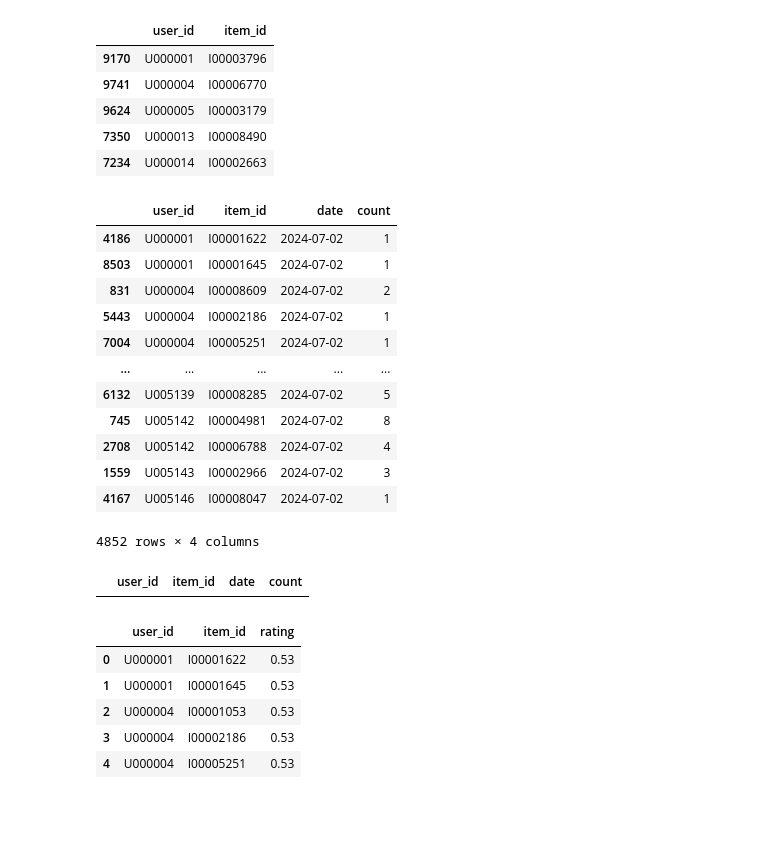
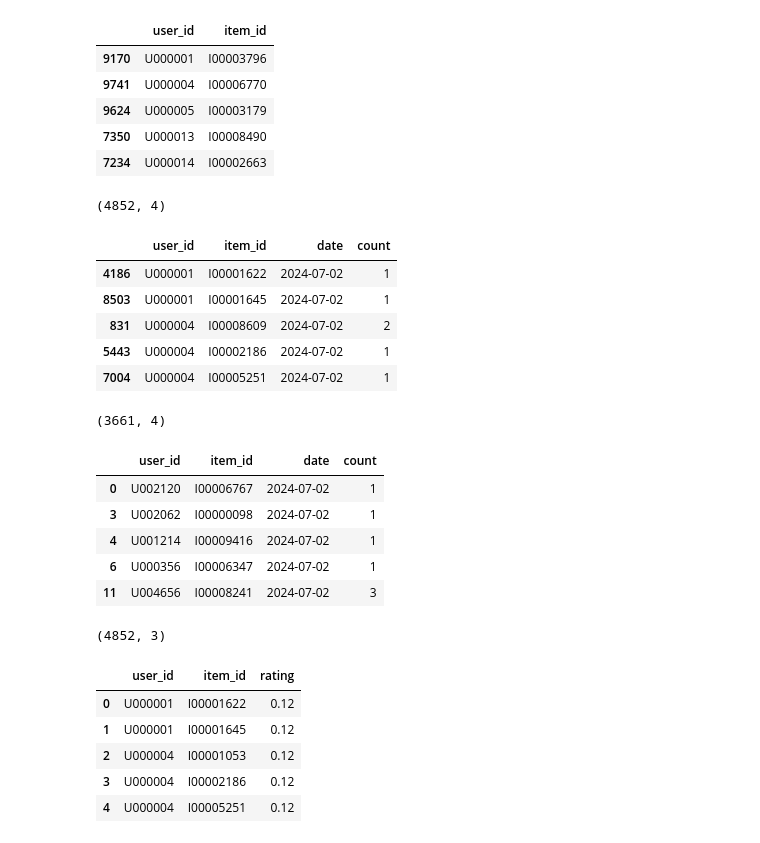
Before and after one commit to DungBeetleBASH/recsys-pipeliner, a Jupyter notebook: notebooks/user_item_interactions.ipynb, the cells around one changed output. Drawn from its saved outputs; the diff is of its cells as text; code cells hidden in the pictures; blank space fills up the shorter version.

Commit message:
WIP - exploring user data

```diff
--- a/notebooks/user_item_interactions.ipynb
+++ b/notebooks/user_item_interactions.ipynb
@@ -111,5 +114,5 @@ user_id_low_counts_percent.head(10)
 # %%
-user_id_multiple_interaction = user_id_value_counts[user_id_value_counts > 1].index.to_series().reset_index(drop=True)
+user_id_multiple_interaction = user_id_value_counts[user_id_value_counts >= 2].index.to_series().reset_index(drop=True)
 train_test_users = set(user_id_multiple_interaction)
 user_id_multiple_interaction.head(5)
 # %% [output]
@@ -151,34 +154,46 @@ test_data_df.head(5)
 | 7350 | U000013 | I00008490 |
 | 7234 | U000014 | I00002663 |
 # %%
-train_data_df = train_test_interactions_df[(train_test_interactions_df[["user_id", "item_id"]].merge(
-    test_data_df.drop_duplicates(),
-    on=["user_id", "item_id"],
-    how="left",
-    indicator=True
-)._merge == "left_only").values]
+train_data_df = train_test_interactions_df[
+    (
+        train_test_interactions_df[["user_id", "item_id"]]
+        .merge(
+            test_data_df.drop_duplicates(),
+            on=["user_id", "item_id"],
+            how="left",
+            indicator=True,
+        )
+        ._merge
+        == "left_only"
+    ).values
+]
 
-train_data_df
+print(train_data_df.shape)
+train_data_df.head(5)
 # %% [output]
+(4852, 4)
 |  | user_id | item_id | date | count |
 | 4186 | U000001 | I00001622 | 2024-07-02 | 1 |
 | 8503 | U000001 | I00001645 | 2024-07-02 | 1 |
 | 831 | U000004 | I00008609 | 2024-07-02 | 2 |
 | 5443 | U000004 | I00002186 | 2024-07-02 | 1 |
 | 7004 | U000004 | I00005251 | 2024-07-02 | 1 |
-| ... | ... | ... | ... | ... |
-| 6132 | U005139 | I00008285 | 2024-07-02 | 5 |
-| 745 | U005142 | I00004981 | 2024-07-02 | 8 |
-| 2708 | U005142 | I00006788 | 2024-07-02 | 4 |
-| 1559 | U005143 | I00002966 | 2024-07-02 | 3 |
-| 4167 | U005146 | I00008047 | 2024-07-02 | 1 |
-4852 rows × 4 columns
 # %%
 indices = test_data_df.index.union(train_data_df.index)
-excluded_data_df = train_test_interactions_df.loc[~train_test_interactions_df.index.isin(indices)]
-excluded_data_df
+excluded_data_df = user_item_interactions_daily_df.loc[
+    ~user_item_interactions_daily_df.index.isin(indices)
+]
+
+print(excluded_data_df.shape)
+excluded_data_df.head(5)
 # %% [output]
+(3661, 4)
 |  | user_id | item_id | date | count |
+| 0 | U002120 | I00006767 | 2024-07-02 | 1 |
+| 3 | U002062 | I00000098 | 2024-07-02 | 1 |
+| 4 | U001214 | I00009416 | 2024-07-02 | 1 |
+| 6 | U000356 | I00006347 | 2024-07-02 | 1 |
+| 11 | U004656 | I00008241 | 2024-07-02 | 3 |
 # %%
 # sense check
 assert test_data_df.index.intersection(train_data_df.index).shape[0] == 0
@@ -190,20 +208,23 @@ assert test_data_df.index.union(train_data_df.index.union(excluded_data_df.index
 
 train_data_ratings_df = (
     train_data_df[["user_id", "item_id", "count"]]
-        .groupby(["user_id", "item_id"])
-        .sum()
-        .reset_index()
-        .rename(columns={"count": "rating"})
+    .groupby(["user_id", "item_id"])
+    .sum()
+    .reset_index()
+    .rename(columns={"count": "rating"})
 )
-train_data_ratings_df["rating"] = 1 + np.log10(train_data_ratings_df["rating"])
+# train_data_ratings_df["rating"] = 1 + np.log10(train_data_ratings_df["rating"])
 train_data_ratings_df["rating"] = (
     train_data_ratings_df["rating"] / train_data_ratings_df["rating"].max()
 ).round(2)
+
+print(train_data_ratings_df.shape)
 train_data_ratings_df.head(5)
 # %% [output]
+(4852, 3)
 |  | user_id | item_id | rating |
-| 0 | U000001 | I00001622 | 0.53 |
-| 1 | U000001 | I00001645 | 0.53 |
-| 2 | U000004 | I00001053 | 0.53 |
-| 3 | U000004 | I00002186 | 0.53 |
-| 4 | U000004 | I00005251 | 0.53 |
+| 0 | U000001 | I00001622 | 0.12 |
+| 1 | U000001 | I00001645 | 0.12 |
+| 2 | U000004 | I00001053 | 0.12 |
+| 3 | U000004 | I00002186 | 0.12 |
+| 4 | U000004 | I00005251 | 0.12 |
```
Also changed, not shown: parts of 14 cells of this notebook, 1 other file.
